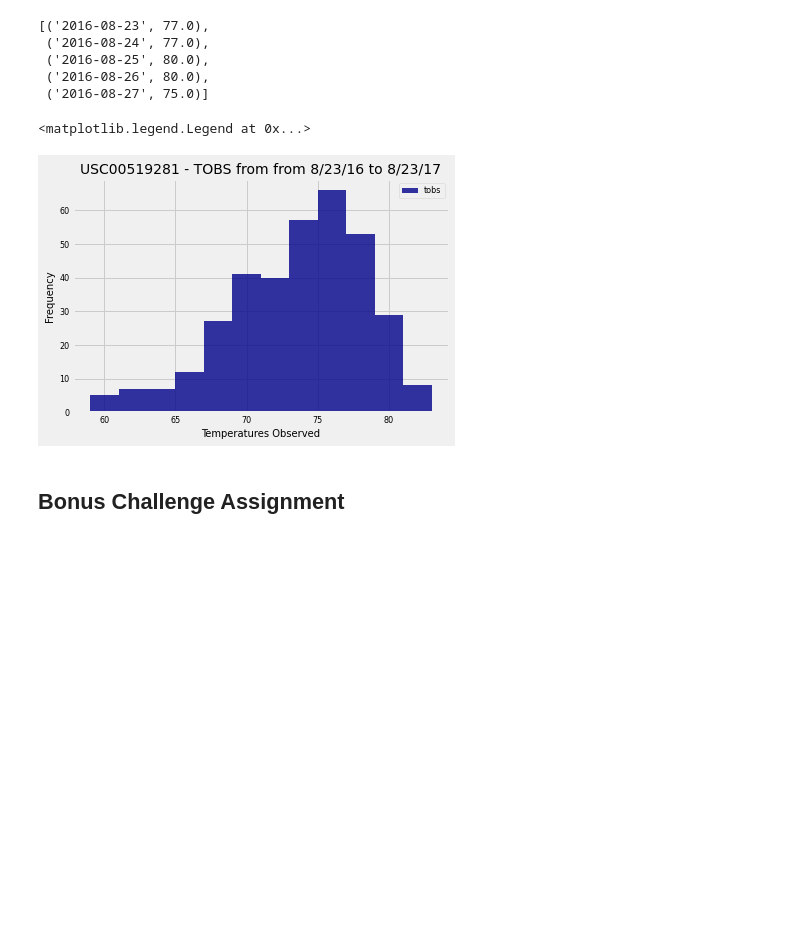
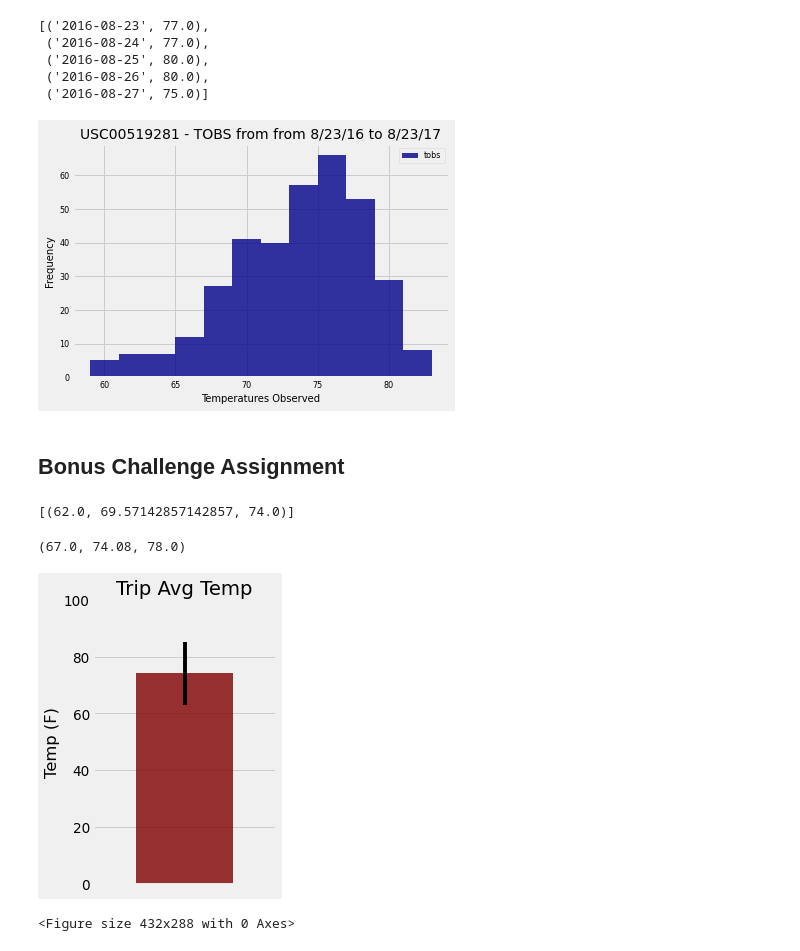
Before and after one commit to andresocorro/sqlalchemy-challenge, a Jupyter notebook: climate_starter.ipynb, the cells around one changed output. Drawn from its saved outputs; the diff is of its cells as text; code cells hidden in the pictures; blank space fills up the shorter version.

```diff
--- a/climate_starter.ipynb
+++ b/climate_starter.ipynb
@@ -160,8 +164,10 @@ plt.ylabel("Frequency", fontsize=10)
 plt.xticks(fontsize=8)
 plt.yticks(fontsize=8)
 plt.legend(["tobs"], fontsize=8)
+
+tobs_graph = os.path.join('images','tobs.png')
+plt.savefig(tobs_graph)
 # %% [output]
-<matplotlib.legend.Legend at 0x...>
 [figure]
 # %% [markdown]
 ## Bonus Challenge Assignment
@@ -179,19 +185,49 @@ def calc_temps(start_date, end_date):
         TMIN, TAVE, and TMAX
     """
 
-    return session.query(func.min(Measurement.tobs), func.avg(Measurement.tobs), func.max(Measurement.tobs)).\
-        filter(Measurement.date >= start_date).filter(Measurement.date <= end_date).all()
+    return session.query(func.min(measurement.tobs), func.avg(measurement.tobs), func.max(measurement.tobs)).\
+        filter(measurement.date >= start_date).filter(measurement.date <= end_date).all()
 
 # function usage example
 print(calc_temps('2012-02-28', '2012-03-05'))
+# %% [output]
+[(62.0, 69.57142857142857, 74.0)]
 # %%
 # Use your previous function `calc_temps` to calculate the tmin, tavg, and tmax
 # for your trip using the previous year's data for those same dates.
+start_date = '2016-11-23'
+end_date = '2016-11-30'
+temps = calc_temps(start_date, end_date)[0]
+temps
+# %% [output]
+(67.0, 74.08, 78.0)
 # %%
 # Plot the results from your previous query as a bar chart.
 # Use "Trip Avg Temp" as your Title
 # Use the average temperature for the y value
 # Use the peak-to-peak (tmax-tmin) value as the y error bar (yerr)
+x_pos = [0]
+y_pos = [temps[1]]
+error = [(temps[2] - temps[0])]
+
+w = 3
+h = 5
+d = 70
+plt.figure(figsize=(w, h), dpi=d)
+plt.bar(x_pos,y_pos,color='maroon', yerr=error, alpha=0.8)
+plt.xlim(-0.75,0.75)
+plt.title("Trip Avg Temp")
+plt.ylabel("Temp (F)")
+plt.ylim(0, 100)
+plt.tick_params(axis='x',which='both',bottom=False,top=False,labelbottom=False)
+plt.grid(which='major', axis='x', linestyle='')
+plt.grid(which='major', axis='y', linestyle='-')
+plt.show()
+trip_avg_graph = os.path.join('images','trip_avg_temp.png')
+plt.savefig(trip_avg_graph)
+# %% [output]
+[figure, added]
+<Figure size 432x288 with 0 Axes>
 # %%
 # Calculate the total amount of rainfall per weather station for your trip dates using the previous year's matching dates.
 # Sort this in descending order by precipitation amount and list the station, name, latitude, longitude, and elevation
```
Also changed, not shown: parts of 11 cells of this notebook, 5 other files.
